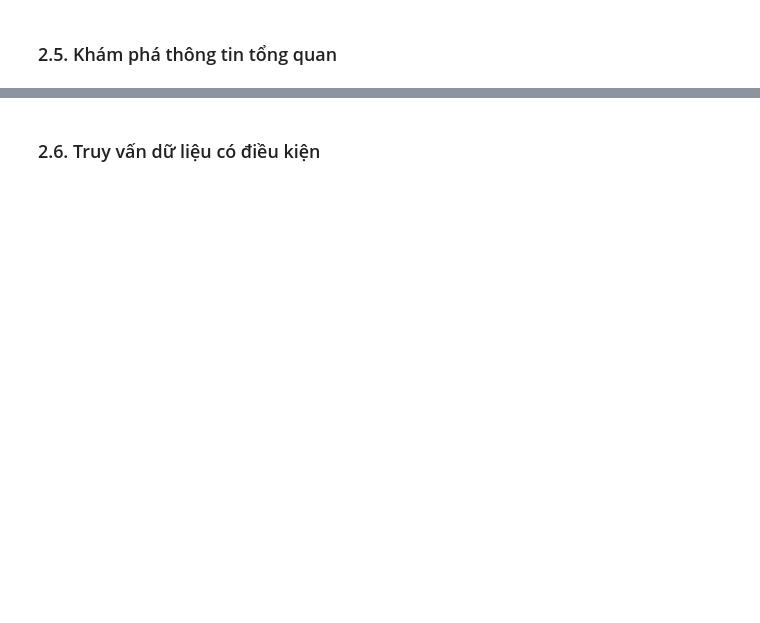
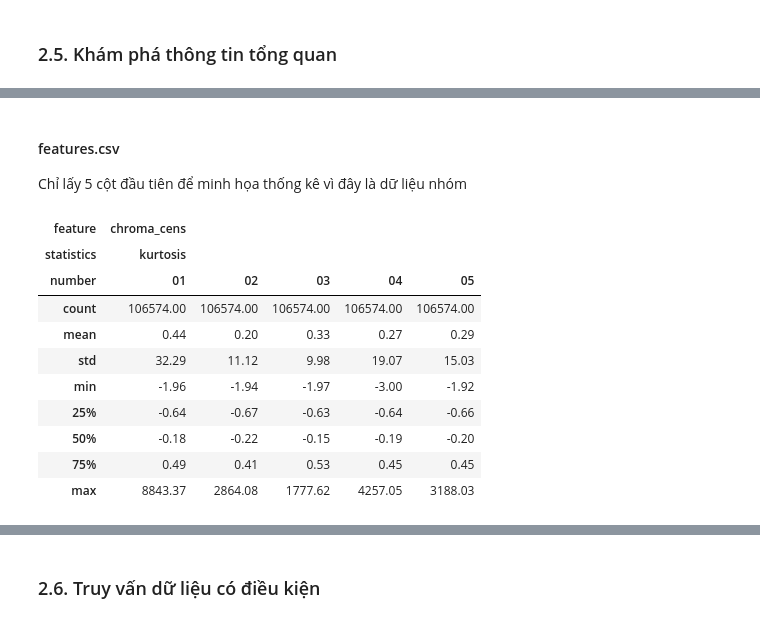
Before and after one commit to 1amBlake/fma-music-analysis-iuh, a Jupyter notebook: notebooks/fma_music_analysis.ipynb, the cells around one changed output, grey strips where cells are left out. Saved outputs shown, nothing was run; the diff lists cells and outputs as text; code cells hidden in the pictures; blank space fills up the shorter version.

```diff
--- a/notebooks/fma_music_analysis.ipynb
+++ b/notebooks/fma_music_analysis.ipynb
@@ -121,0 +124,26 @@ Mô tả cardinality:
+# %%
+import pandas as pd
+
+DATA_DIR = "../data/raw/fma_metadata/"
+
+tracks = pd.read_csv(DATA_DIR + "tracks.csv", index_col=0, header=[0, 1])
+features = pd.read_csv(DATA_DIR + "features.csv", index_col=0, header=[0, 1, 2])
+echonest = pd.read_csv(DATA_DIR + "echonest.csv", index_col=0, header=[0, 1, 2])
+genres = pd.read_csv(DATA_DIR + "genres.csv")
+
+print("Hàng và Cột của bảng Tracks:", tracks.shape)
+print("Hàng và Cột của bảng Features:", features.shape)
+print("Hàng và Cột của bảng Echonest:", echonest.shape)
+print("Hàng và Cột của bảng Genres:", genres.shape)
+
+print("Bảng Tracks: ")
+display(tracks.head())
+
+print("Bảng Features: ")
+display(features.head())
+
+print("Bảng Echonest: ")
+display(echonest.head())
+
+print("Bảng Genres: ")
+display(genres.head())
@@ -123,0 +255,18 @@ Mô tả cardinality:
+# %% [markdown]
+#### features.csv
+Chỉ lấy 5 cột đầu tiên để minh họa thống kê vì đây là dữ liệu nhóm
+# %%
+
+display(features.iloc[:, :5].describe().round(2))
+# %% [output]
+| feature | chroma_cens |  |  |  |  |
+| statistics | kurtosis |  |  |  |  |
+| number | 01 | 02 | 03 | 04 | 05 |
+| count | 106574.00 | 106574.00 | 106574.00 | 106574.00 | 106574.00 |
+| mean | 0.44 | 0.20 | 0.33 | 0.27 | 0.29 |
+| std | 32.29 | 11.12 | 9.98 | 19.07 | 15.03 |
+| min | -1.96 | -1.94 | -1.97 | -3.00 | -1.92 |
+| 25% | -0.64 | -0.67 | -0.63 | -0.64 | -0.66 |
+| 50% | -0.18 | -0.22 | -0.15 | -0.19 | -0.20 |
+| 75% | 0.49 | 0.41 | 0.53 | 0.45 | 0.45 |
+| max | 8843.37 | 2864.08 | 1777.62 | 4257.05 | 3188.03 |
```
Also changed, not shown: parts of 37 cells of this notebook.
